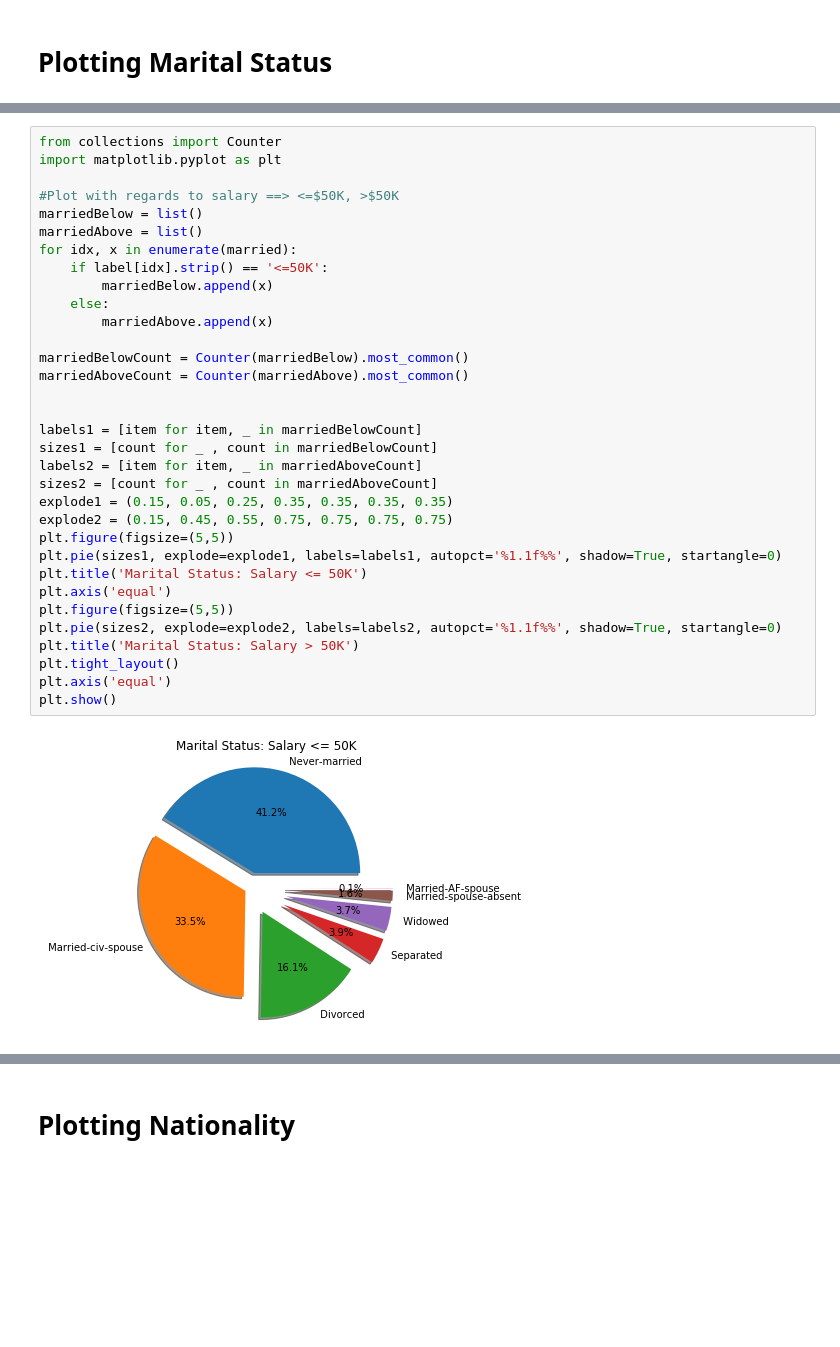
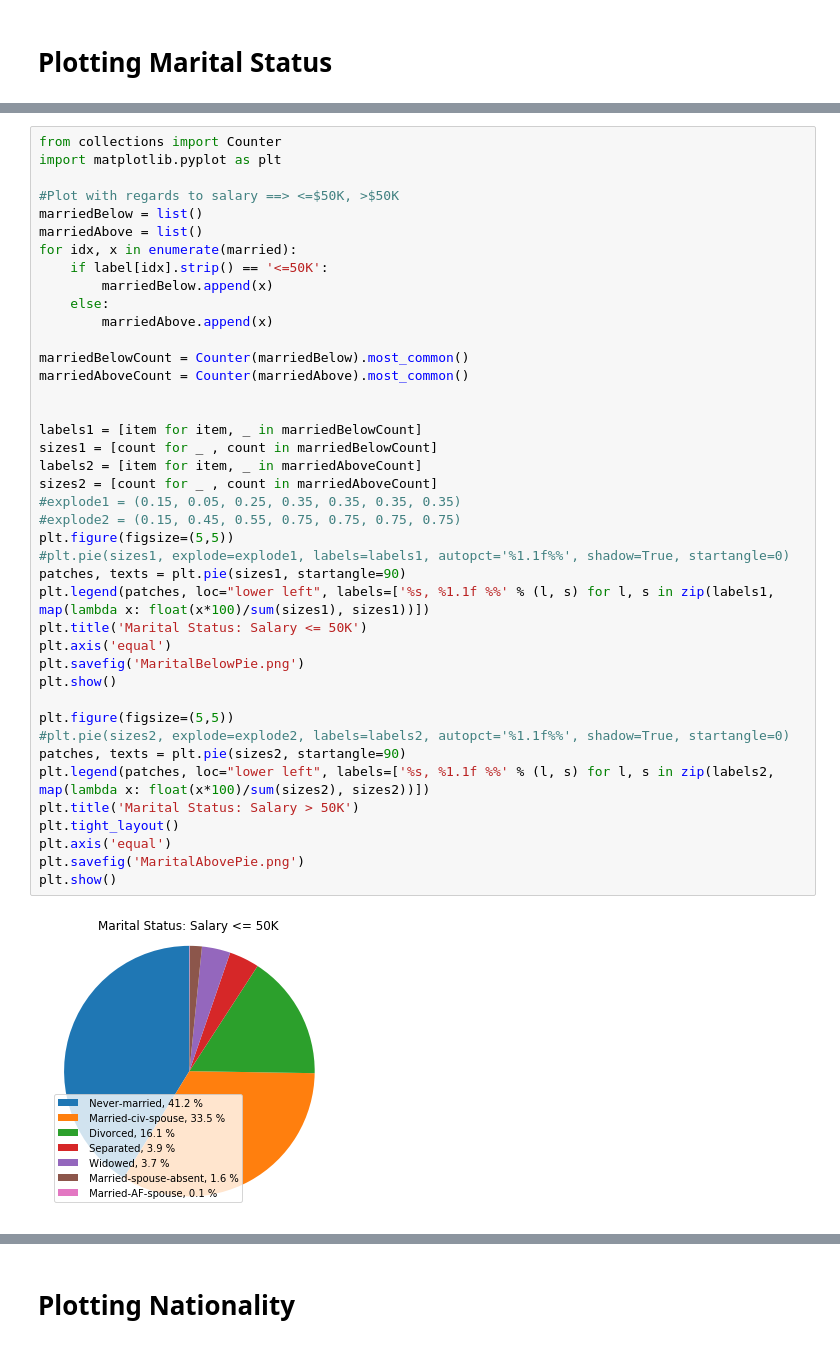
Before and after one commit to kylechang523/ECE180-Final-Project-Personal-Income-Analysis-and-Prediction, a Jupyter notebook: Nationality and Marital Status.ipynb, the cells around one changed output, grey strips where cells are left out. Cells and saved outputs as stored; diff of their text form; blank space fills up the shorter version.

Commit message:
marital & race plots

```diff
--- a/Nationality and Marital Status.ipynb
+++ b/Nationality and Marital Status.ipynb
@@ -42,35 +42,43 @@ plt.show()
 # %%
 from collections import Counter
 import matplotlib.pyplot as plt
 
 #Plot with regards to salary ==> <=$50K, >$50K
 marriedBelow = list()
 marriedAbove = list()
 for idx, x in enumerate(married):
     if label[idx].strip() == '<=50K':
         marriedBelow.append(x)
     else:
         marriedAbove.append(x)
 
 marriedBelowCount = Counter(marriedBelow).most_common()
 marriedAboveCount = Counter(marriedAbove).most_common()
 
 
 labels1 = [item for item, _ in marriedBelowCount]
 sizes1 = [count for _ , count in marriedBelowCount]
 labels2 = [item for item, _ in marriedAboveCount]
 sizes2 = [count for _ , count in marriedAboveCount]
-explode1 = (0.15, 0.05, 0.25, 0.35, 0.35, 0.35, 0.35)
-explode2 = (0.15, 0.45, 0.55, 0.75, 0.75, 0.75, 0.75)
+#explode1 = (0.15, 0.05, 0.25, 0.35, 0.35, 0.35, 0.35)
+#explode2 = (0.15, 0.45, 0.55, 0.75, 0.75, 0.75, 0.75)
 plt.figure(figsize=(5,5))
-plt.pie(sizes1, explode=explode1, labels=labels1, autopct='%1.1f%%', shadow=True, startangle=0)
+#plt.pie(sizes1, explode=explode1, labels=labels1, autopct='%1.1f%%', shadow=True, startangle=0)
+patches, texts = plt.pie(sizes1, startangle=90)
+plt.legend(patches, loc="lower left", labels=['%s, %1.1f %%' % (l, s) for l, s in zip(labels1, map(lambda x: float(x*100)/sum(sizes1), sizes1))])
 plt.title('Marital Status: Salary <= 50K')
 plt.axis('equal')
+plt.savefig('MaritalBelowPie.png')
+plt.show()
+
 plt.figure(figsize=(5,5))
-plt.pie(sizes2, explode=explode2, labels=labels2, autopct='%1.1f%%', shadow=True, startangle=0)
+#plt.pie(sizes2, explode=explode2, labels=labels2, autopct='%1.1f%%', shadow=True, startangle=0)
+patches, texts = plt.pie(sizes2, startangle=90)
+plt.legend(patches, loc="lower left", labels=['%s, %1.1f %%' % (l, s) for l, s in zip(labels2, map(lambda x: float(x*100)/sum(sizes2), sizes2))])
 plt.title('Marital Status: Salary > 50K')
 plt.tight_layout()
 plt.axis('equal')
+plt.savefig('MaritalAbovePie.png')
 plt.show()
 # %% [output]
-[figure, old version]
+[figure, new version]
```
Also changed, not shown: parts of 3 cells of this notebook, 5 other files.
